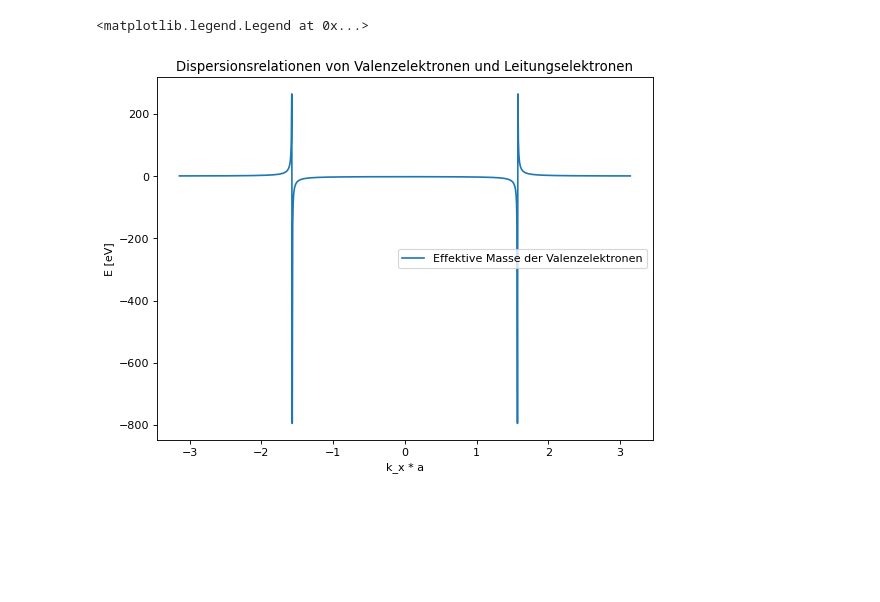
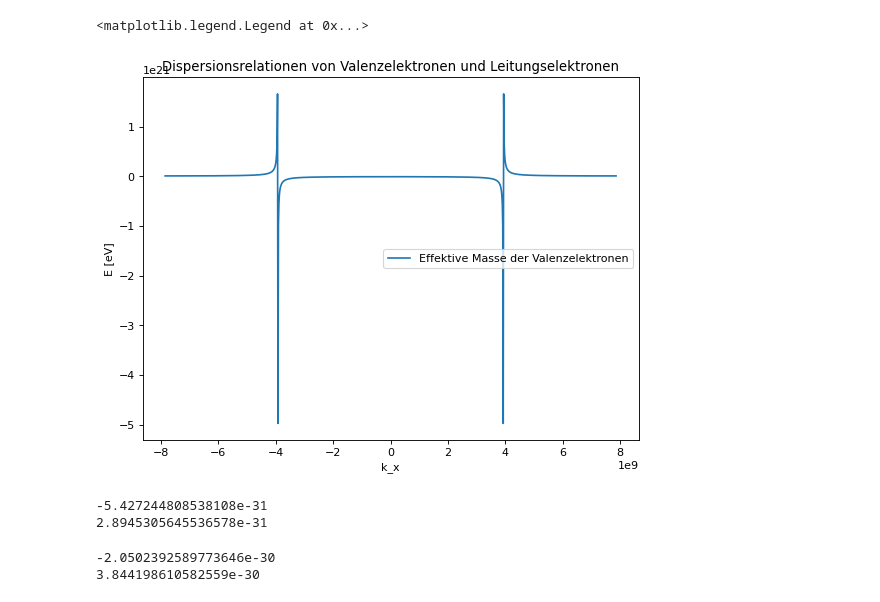
Before and after one commit to fexfl/PEP, a Jupyter notebook: PEP5.10.2 Bändermodell.ipynb, the cells around one changed output. Saved outputs shown, nothing was run; the diff lists cells and outputs as text; code cells hidden in the pictures; blank space fills up the shorter version.

```diff
--- a/PEP5.10.2 Bändermodell.ipynb
+++ b/PEP5.10.2 Bändermodell.ipynb
@@ -12,7 +16,8 @@ E0_V = 0
 E0_L = 12
 beta_V = -0.8
 beta_L = 1.5
-a = 4
+a = 4 * 10**(-10)
 kx = np.linspace(-np.pi / a, np.pi / a, 1000)
 
 E_F = ((1.97**2)/2*511)*(3*np.pi**2/(a)**3)**(2/3)
+print(E_F)
@@ -32,11 +39,27 @@ plt.legend()
 # %%
 plt.figure(figsize=(8, 6), dpi=80)
 plt.plot(kx, effmass(kx, beta_V, a), label="Effektive Masse der Valenzelektronen")
-plt.xlabel('k_x * a')
+plt.xlabel('k_x')
 plt.ylabel('E [eV]')
 plt.title('Dispersionsrelationen von Valenzelektronen und Leitungselektronen')
 #plt.yscale('log')
 plt.legend()
 # %% [output]
 <matplotlib.legend.Legend at 0x...>
-[figure, old version]
+[figure, new version]
+# %%
+k_elektron = 10**8
+hbar = 6.582119 * 10**(-16)
+
+
+print(  hbar**2 * effmass(k_elektron, beta_V, a) * sc.e)
+print(  hbar**2 * effmass(k_elektron, beta_L, a) * sc.e)
+# %% [output]
+-5.427244808538108e-31
+2.8945305645536578e-31
+# %%
+print( grvelo(k_elektron, beta_V, a) * sc.e)
+print (grvelo(k_elektron, beta_L, a) * sc.e)
+# %% [output]
+-2.0502392589773646e-30
+3.844198610582559e-30
```
Also changed, not shown: parts of 4 cells of this notebook.
